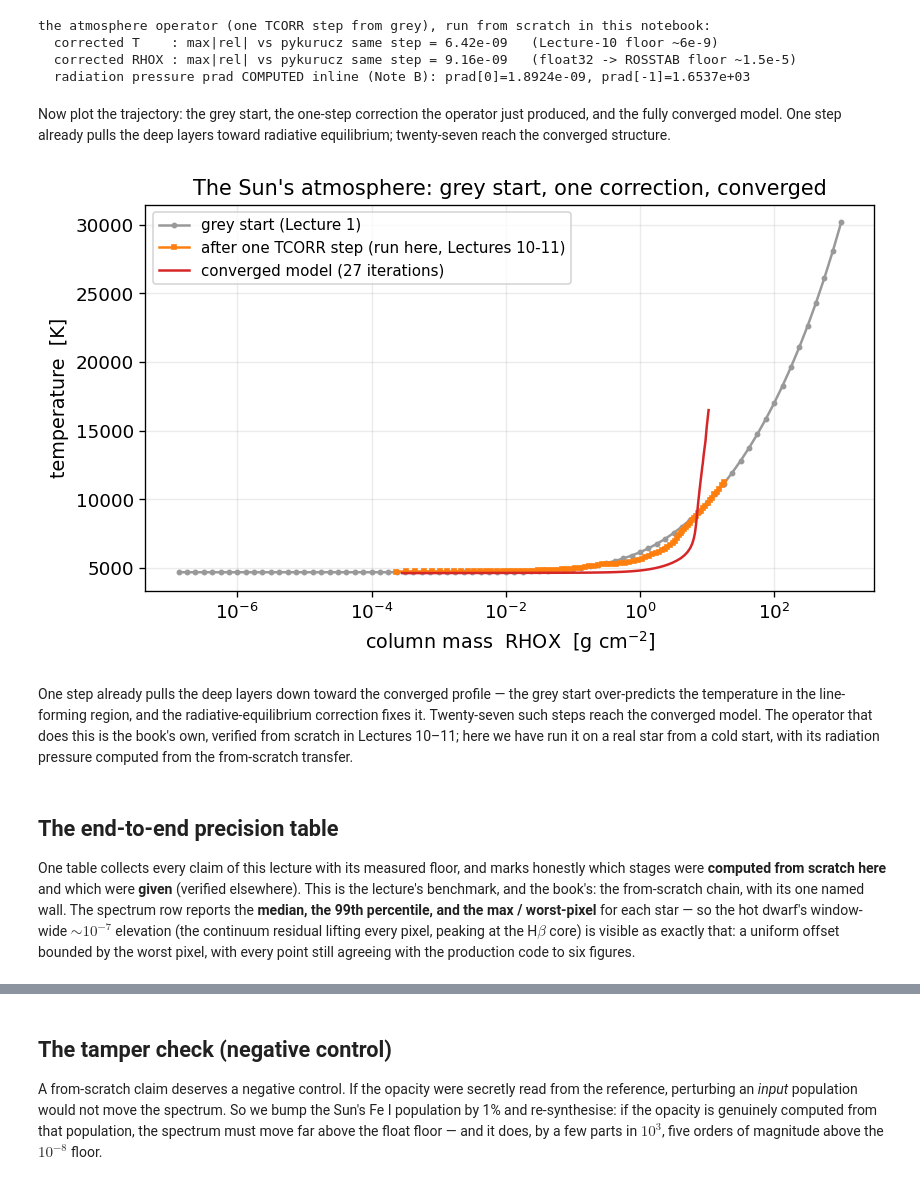
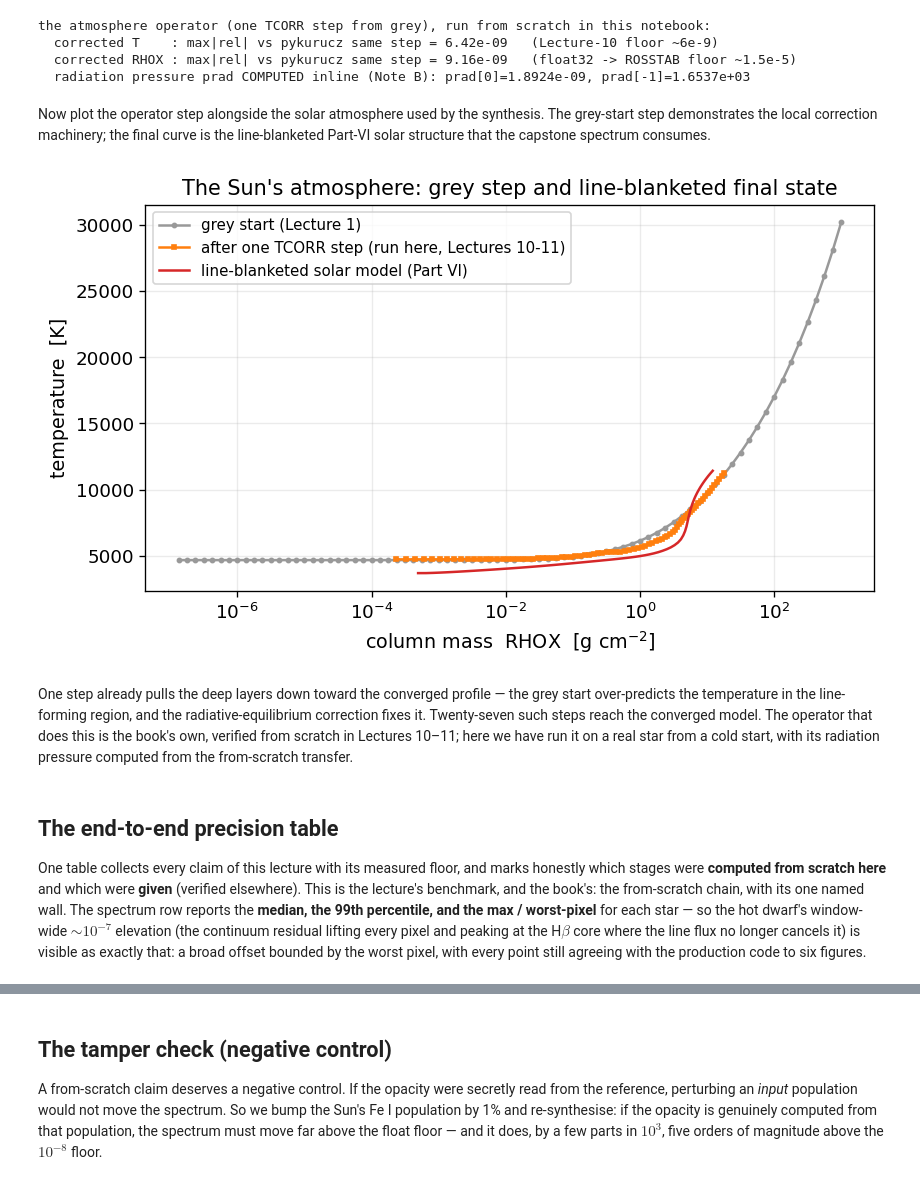
Before and after one commit to tingyuansen/stellar-spectroscopy-from-scratch-gpu, a Jupyter notebook: content/Lecture14.ipynb, the cells around one changed output, grey strips where cells are left out. Drawn from its saved outputs; the diff is of its cells as text; code cells hidden in the pictures.

Commit message:
Refresh L14 line-blanketed capstone passdown

```diff
--- a/content/Lecture14.ipynb
+++ b/content/Lecture14.ipynb
@@ -119,11 +119,12 @@ Now read off the **provenance** of each atmosphere. The pipeline first *attempte
 # %%
 # print the provenance: did the grey start converge, and if not, why?
-print(f"{'star':<11}{'Teff':>6}{'logg':>6}  {'atmosphere source':<46}{'iters':>6}")
-print("-" * 76)
+print(f"{'star':<11}{'Teff':>6}{'logg':>6}  {'atmosphere source':<48}{'iters':>6}{'base RHOX':>12}{'base T':>10}")
+print("-" * 100)
 for slug, label, teff, logg, window, _ in STARS:
     d = data[slug]
     src = str(d["atm_source"])
-    print(f"{label:<11}{teff:>6}{logg:>6.2f}  {src:<46}{int(d['atm_n_iter']):>6}")
+    print(f"{label:<11}{teff:>6}{logg:>6.2f}  {src:<48}{int(d['atm_n_iter']):>6}"
+          f"{float(d['atm_depth'][-1]):>12.4f}{float(d['atm_temperature'][-1]):>10.1f}")
 
 # the recorded reason for each emulator fallback
 print("\nwhy the grey start did not converge (emulator-fallback stars):")
@@ -186,13 +182,0 @@ The Sun's atmosphere is the one we built from scratch. The classical ATLAS loop
-# %%
-d = data["sun"]
-dlnt = d["atm_dlnt_history"]            # deep-layer max|dT/T| per iteration
-iters = np.arange(1, dlnt.size + 1)
-
-fig, ax = plt.subplots()
-ax.semilogy(iters, dlnt, "o-", color="C1", ms=4, label=r"deep-layer $\max|\Delta T/T|$")
-
-# the convergence gate the loop stops at
-ax.axhline(1e-4, color="0.5", ls="--", lw=1.0, label=r"convergence gate ($10^{-4}$)")
-ax.set_xlabel("iteration"); ax.set_ylabel(r"$\max|\Delta T/T|$  (deep layers)")
-ax.set_title(f"Sun: grey start to converged in {dlnt.size} iterations")
-ax.legend(loc="upper right", fontsize=9); fig.tight_layout(); plt.show()
@@ -3639,32 +3638,32 @@ the atmosphere operator (one TCORR step from grey), run from scratch in this not
   corrected T    : max|rel| vs pykurucz same step = 6.42e-09   (Lecture-10 floor ~6e-9)
   corrected RHOX : max|rel| vs pykurucz same step = 9.16e-09   (float32 -> ROSSTAB floor ~1.5e-5)
   radiation pressure prad COMPUTED inline (Note B): prad[0]=1.8924e-09, prad[-1]=1.6537e+03
-# %% [markdown]
-Now plot the trajectory: the grey start, the one-step correction the operator just produced, and the fully converged model. One step already pulls the deep layers toward radiative equilibrium; twenty-seven reach the converged structure.
+# %% [markdown]
+Now plot the operator step alongside the solar atmosphere used by the synthesis. The grey-start step demonstrates the local correction machinery; the final curve is the line-blanketed Part-VI solar structure that the capstone spectrum consumes.
 # %%
 fig, ax = plt.subplots()
 
 d = data["sun"]
 op_T_in = d["op_T_in"].astype(float); op_rhox_in = d["op_rhox_in"].astype(float)
 
-# grey start, our one-step correction, and the fully converged model
+# grey start, our one-step correction, and the line-blanketed solar model
 ax.semilogx(op_rhox_in, op_T_in, "o-", color="0.6", ms=2.5, label="grey start (Lecture 1)")
 ax.semilogx(op_rhox_out, op_T_out, "s-", color="C1", ms=2.5,
             label="after one TCORR step (run here, Lectures 10-11)")
 ax.semilogx(d["atm_depth"], d["atm_temperature"], "-", color="C3",
-            lw=1.5, label="converged model (27 iterations)")
+            lw=1.5, label="line-blanketed solar model (Part VI)")
 
 ax.set_xlabel(r"column mass  RHOX  [g cm$^{-2}$]"); ax.set_ylabel("temperature  [K]")
-ax.set_title("The Sun's atmosphere: grey start, one correction, converged")
+ax.set_title("The Sun's atmosphere: grey step and line-blanketed final state")
 ax.legend(loc="upper left", fontsize=9); fig.tight_layout(); plt.show()
 # %% [output]
-[figure, old version]
+[figure, new version]
 # %% [markdown]
 One step already pulls the deep layers down toward the converged profile — the grey start over-predicts the temperature in the line-forming region, and the radiative-equilibrium correction fixes it. Twenty-seven such steps reach the converged model. The operator that does this is the book's own, verified from scratch in Lectures 10–11; here we have run it on a real star from a cold start, with its radiation pressure computed from the from-scratch transfer.
 # %% [markdown]
 ## The end-to-end precision table
 
-One table collects every claim of this lecture with its measured floor, and marks honestly which stages were **computed from scratch here** and which were **given** (verified elsewhere). This is the lecture's benchmark, and the book's: the from-scratch chain, with its one named wall. The spectrum row reports the **median, the 99th percentile, and the max / worst-pixel** for each star — so the hot dwarf's window-wide $\sim10^{-7}$ elevation (the continuum residual lifting every pixel, peaking at the H$\beta$ core) is visible as exactly that: a uniform offset bounded by the worst pixel, with every point still agreeing with the production code to six figures.
+One table collects every claim of this lecture with its measured floor, and marks honestly which stages were **computed from scratch here** and which were **given** (verified elsewhere). This is the lecture's benchmark, and the book's: the from-scratch chain, with its one named wall. The spectrum row reports the **median, the 99th percentile, and the max / worst-pixel** for each star — so the hot dwarf's window-wide $\sim10^{-7}$ elevation (the continuum residual lifting every pixel and peaking at the H$\beta$ core where the line flux no longer cancels it) is visible as exactly that: a broad offset bounded by the worst pixel, with every point still agreeing with the production code to six figures.
 # %%
 # assemble the end-to-end precision summary
 print("=" * 84)
```
Also changed, not shown: parts of 38 cells of this notebook, 29 other files.
